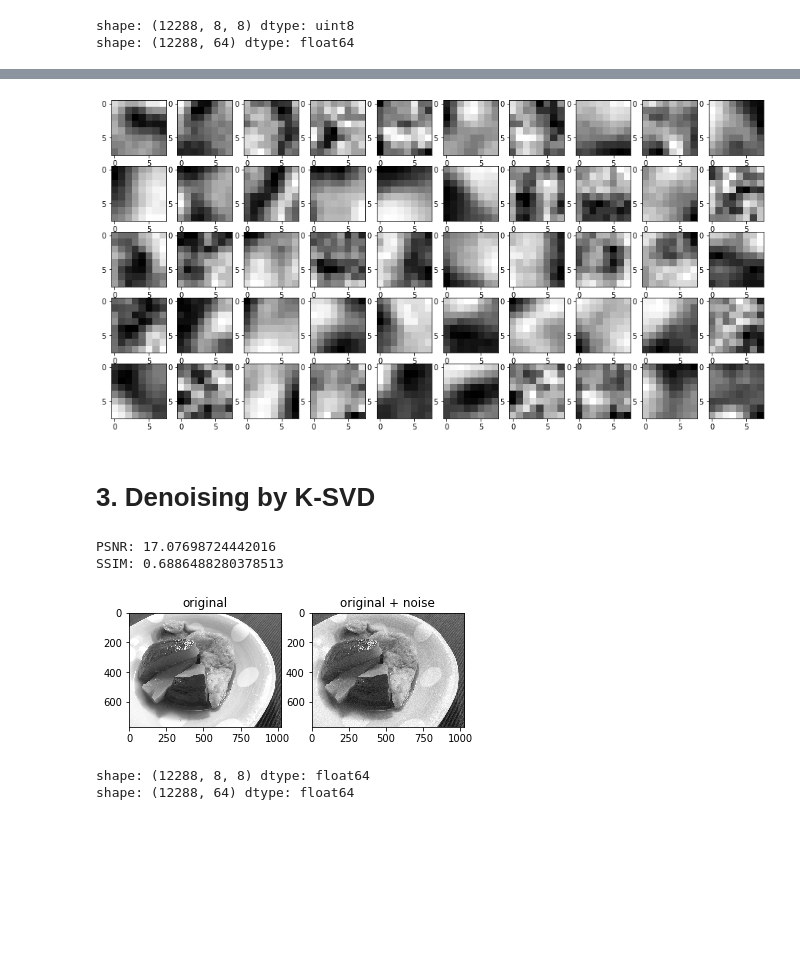
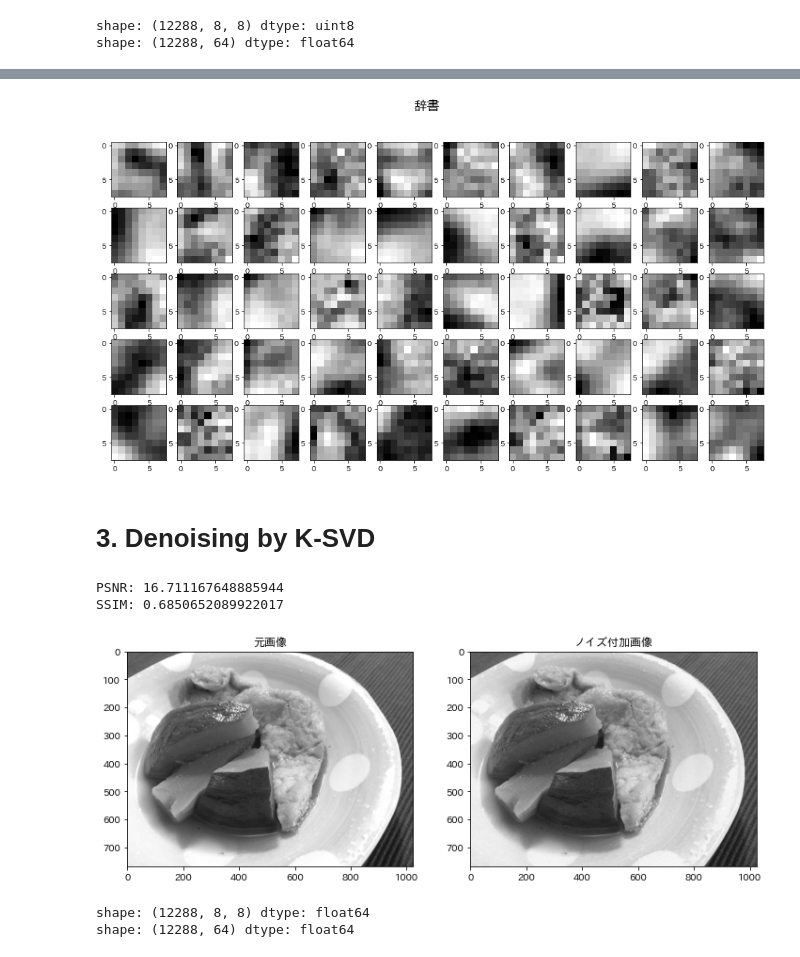
Before and after one commit to hacarus/codezine-sparse-modeling, a Jupyter notebook: 4/ksvd.ipynb, the cells around one changed output, grey strips where cells are left out. Saved outputs shown, nothing was run; the diff lists cells and outputs as text; code cells hidden in the pictures; blank space fills up the shorter version.

```diff
--- a/4/ksvd.ipynb
+++ b/4/ksvd.ipynb
@@ -11,4 +11,6 @@ import matplotlib.pyplot as plt
 import seaborn as sns
 %matplotlib inline
 
+plt.rcParams["font.family"] = "IPAexGothic"
+
 np.random.seed(41)
@@ -124,11 +127,13 @@ sns.heatmap(D)
 # %%
+# 辞書をパッチサイズの画像に変形して表示
 plt.figure(figsize=(16, 8))
 for i, base in enumerate(D):
     plt.subplot(5, 10, i + 1)
     plt.imshow(base.reshape(patch_size), 'gray', interpolation='nearest')
+plt.suptitle("辞書", fontsize=18)
 plt.savefig("./img/image_dictionary.png")
 # %% [output]
-[figure, old version]
+[figure, new version]
 # %% [markdown]
 # 3. Denoising by K-SVD
 # %%
@@ -136,19 +141,19 @@ true_img = np.asarray(Image.open("img/recipe.jpg").convert('L'))
 noise = (np.random.rand(*img.shape) - 0.5) * 20
 img = true_img.copy().astype(np.float64) + noise
 # %%
+plt.figure(figsize=(12,12))
 plt.subplot(1,2,1)
 plt.imshow(true_img, cmap='gray')
-plt.title("original")
+plt.title("元画像")
 plt.subplot(1,2,2)
 plt.imshow(img, cmap='gray')
-plt.title("original + noise")
-
+plt.title("ノイズ付加画像")
 print("PSNR:", compare_psnr(true_img, img.astype(np.uint8)))
 print("SSIM:", compare_ssim(true_img, img.astype(np.uint8)))
 # %% [output]
-PSNR: 17.07698724442016
-SSIM: 0.6886488280378513
+PSNR: 16.711167648885944
+SSIM: 0.6850652089922017
-[figure, old version]
+[figure, new version]
 # %%
 patch_size = (8, 8)
 n_components = 50
```
Also changed, not shown: parts of 11 cells of this notebook, 7 other files.
